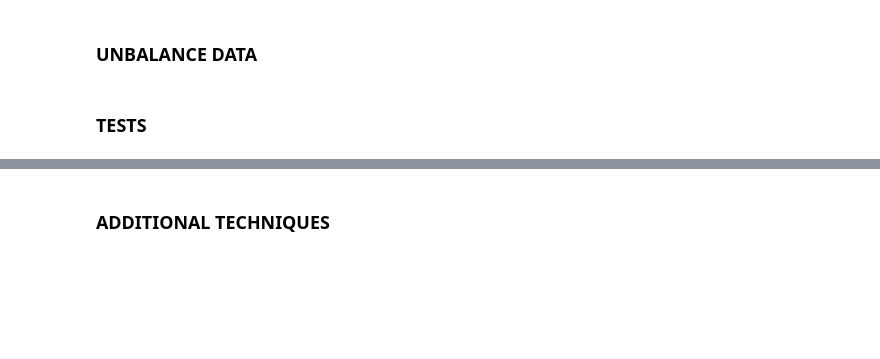
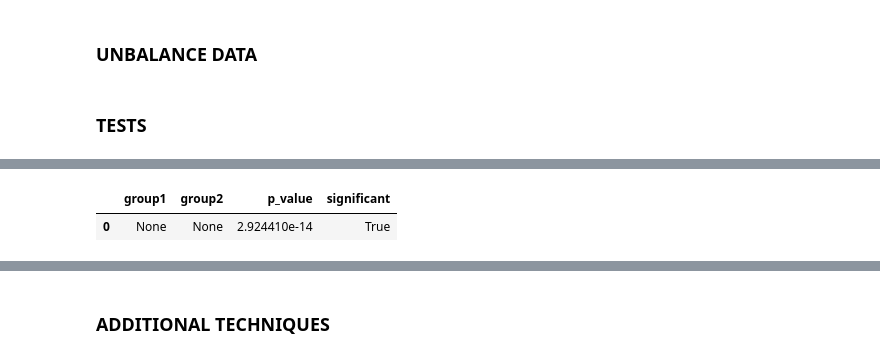
Before and after one commit to EAlmazanG/ab-test-framework, a Jupyter notebook: notebooks/ab-test_framework_template.ipynb, the cells around one changed output, grey strips where cells are left out. Cells and saved outputs as stored; diff of their text form; code cells hidden in the pictures; blank space fills up the shorter version.

```diff
--- a/notebooks/ab-test_framework_template.ipynb
+++ b/notebooks/ab-test_framework_template.ipynb
@@ -917,3 +949,9 @@ def process_ab_results(results, significance_threshold = 0.05):
+# %%
+standardized_results = run_complete_ab_test(ab_test_config, selected_df, variant_column, metric_column, num_variants, alpha = 0.05)
+standardized_results
+# %% [output]
+|  | group1 | group2 | p_value | significant |
+| 0 | None | None | 2.924410e-14 | True |
 # %%
 alpha = 0.05
 
```
Also changed, not shown: parts of 11 cells of this notebook.
